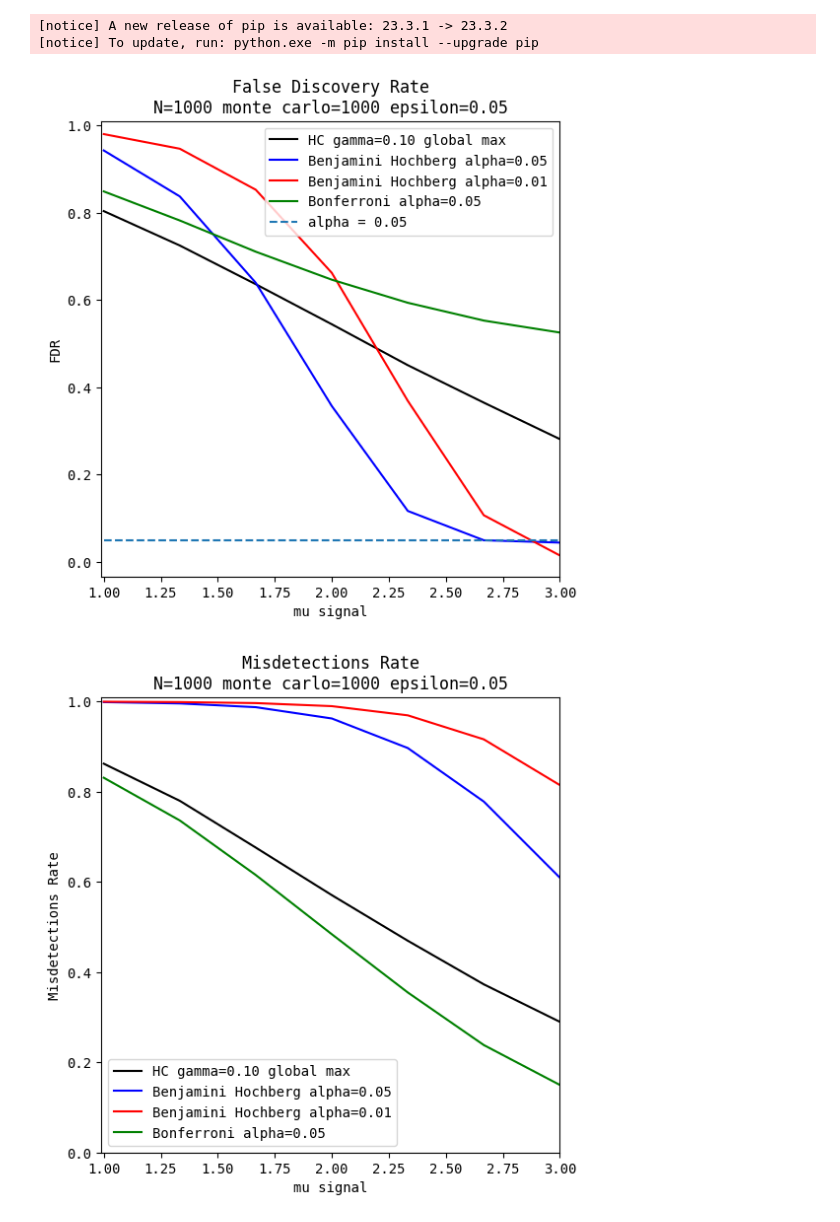
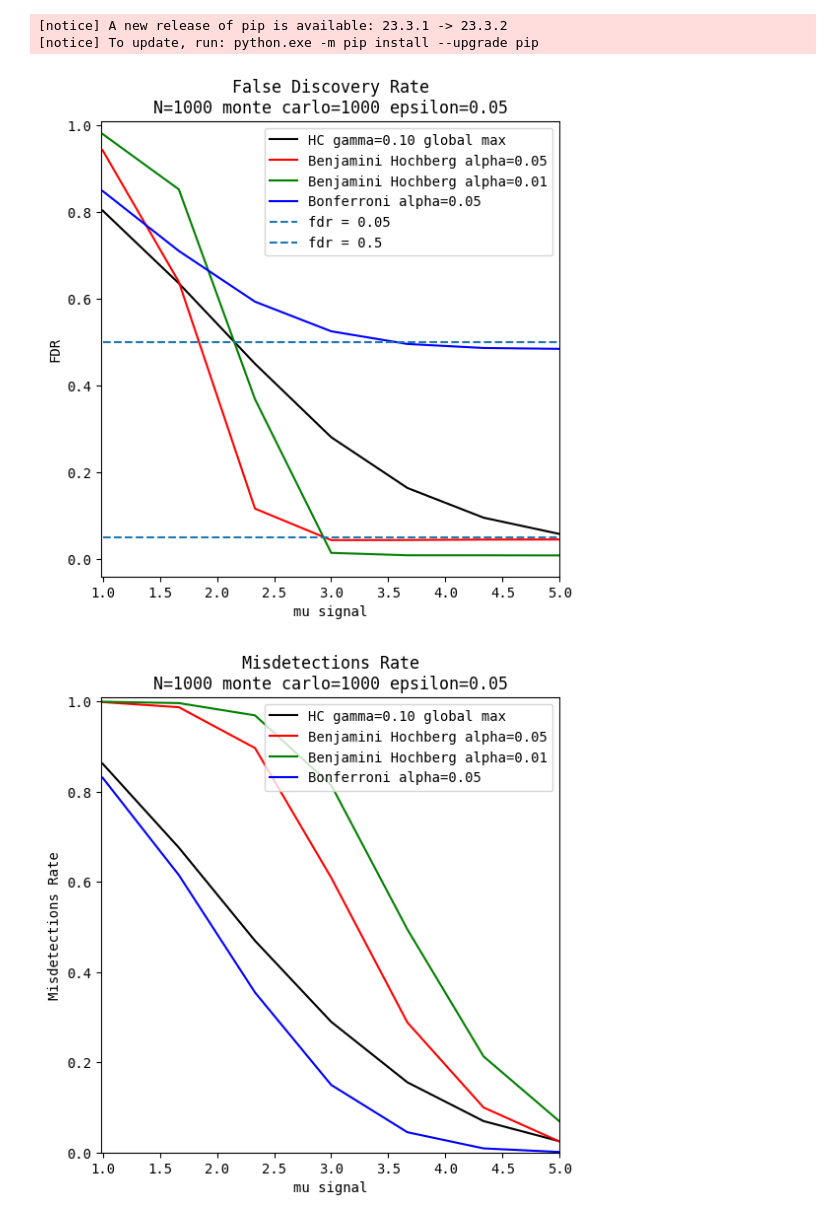
Before and after one commit to drormeir/Thesis, a Jupyter notebook: Donoho_Confusion_Matrix_Plot.ipynb, the cells around one changed output. Cells and saved outputs as stored; diff of their text form; code cells hidden in the pictures.

```diff
--- a/Donoho_Confusion_Matrix_Plot.ipynb
+++ b/Donoho_Confusion_Matrix_Plot.ipynb
@@ -39,7 +39,7 @@ N = 1000
 monte_carlo = 1000
 chunk_size = 100
 epsilon = 0.05
-tau_range = list(np.linspace(1,3,7))
+tau_range = list(np.linspace(1,5,7))
 gamma = 0.1
 # %%
 params_list = Data_Generator.params_dicts_from_list_donoho_N_epsilon_tau(N_range=[N], epsilon_range=[epsilon], tau_range=tau_range)
@@ -49,7 +49,7 @@ hc_models = [Higher_Criticism(work_mode='hc', global_max=True, gamma=gamma),\
              Higher_Criticism(work_mode='bh', alpha=0.01),\
              Higher_Criticism(work_mode='bonferroni', alpha=0.05)]
 
-model_colors = ['black', 'blue', 'red', 'green']
+model_colors = ['black', 'red', 'green', 'blue']
 # %%
 
 confusion_matrices = Monte_carlo_Confusion_Matrices(\
@@ -58,18 +58,20 @@ confusion_matrices = Monte_carlo_Confusion_Matrices(\
 # %%
 fdr_all = confusion_matrices.apply_mean_false_disovery_rate()
 fig, ax = plt.subplots(1, 1, figsize=(6, 6))
 ax.set_title(f'False Discovery Rate\nN={N} monte carlo={monte_carlo} epsilon={epsilon:.2f}')
 for ind_model, hc_model in enumerate(hc_models):
     ax.plot(tau_range, fdr_all[ind_model], label=str(hc_model), color=model_colors[ind_model])
-ax.hlines(y=0.05, xmin=1, xmax=3, linestyle='dashed', label='alpha = 0.05')
+max_tau = np.max(tau_range)
+ax.hlines(y=0.05, xmin=1, xmax=max_tau, linestyle='dashed', label='fdr = 0.05')
+ax.hlines(y=0.5, xmin=1, xmax=max_tau, linestyle='dashed', label='fdr = 0.5')
 ax.set_xlabel('mu signal')
 ax.set_ylabel('FDR')
 ax.set_ylim(top=1.01)
 ax.set_xlim(left=0.99, right=np.max(tau_range))
 ax.legend()
 plt.show()
 # %% [output]
-[figure, old version]
+[figure, new version]
 # %%
 mdr_all = confusion_matrices.apply_mean_misdetection_rate()
 fig, ax = plt.subplots(1, 1, figsize=(6, 6))
@@ -83,7 +85,7 @@ ax.set_xlim(left=0.99, right=np.max(tau_range))
 ax.legend()
 plt.show()
 # %% [output]
-[figure, old version]
+[figure, new version]
 # %%
 mcr_all = confusion_matrices.apply_mean_sqrt_misclassification_rate()
 fig, ax = plt.subplots(1, 1, figsize=(6, 6))
```
Also changed, not shown: parts of 1 cell of this notebook.
